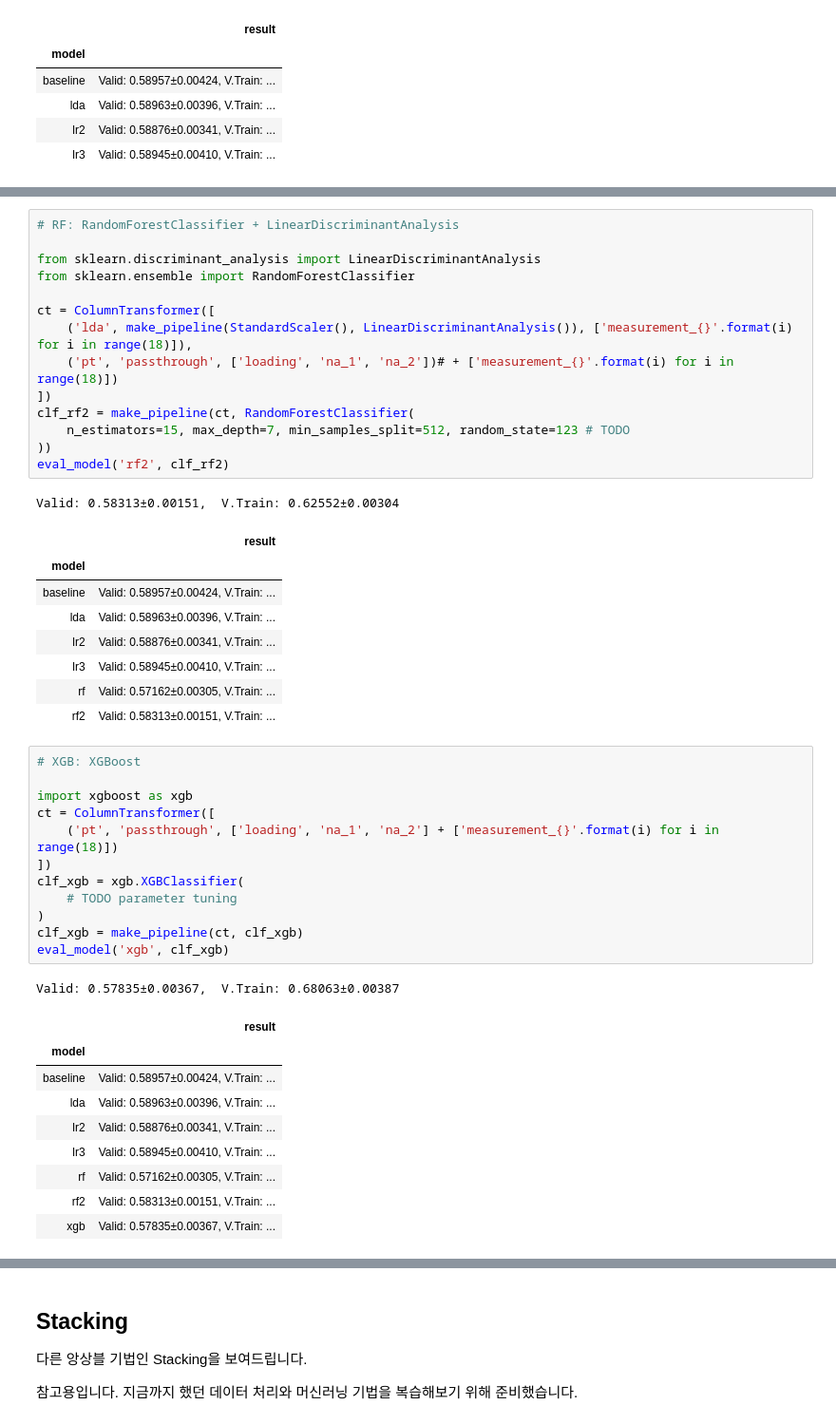
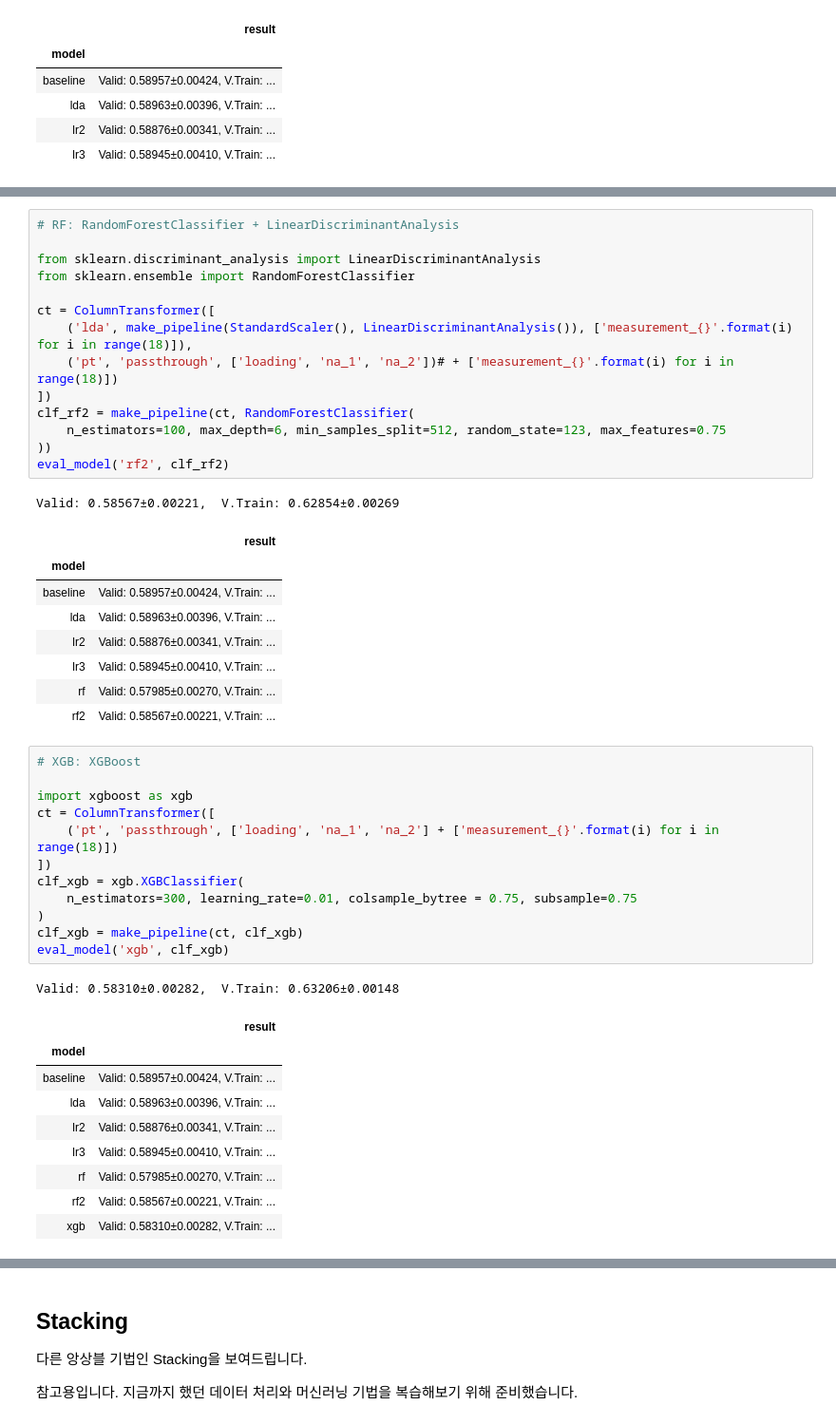
Before and after one commit to sunkusun9/DS_Lv3_2406, a Jupyter notebook: sec_ds_lv3_prob1_kaggle.ipynb, the cells around one changed output, grey strips where cells are left out. Shown at 95% size. Cells and saved outputs as stored; diff of their text form.

```diff
--- a/sec_ds_lv3_prob1_kaggle.ipynb
+++ b/sec_ds_lv3_prob1_kaggle.ipynb
@@ -374,42 +381,42 @@ ct = ColumnTransformer([
     ('pt', 'passthrough', ['loading', 'na_1', 'na_2'])# + ['measurement_{}'.format(i) for i in range(18)])
 ])
 clf_rf2 = make_pipeline(ct, RandomForestClassifier(
-    n_estimators=15, max_depth=7, min_samples_split=512, random_state=123 # TODO
+    n_estimators=100, max_depth=6, min_samples_split=512, random_state=123, max_features=0.75
 ))
 eval_model('rf2', clf_rf2)
 # %% [output]
-Valid: 0.58313±0.00151,  V.Train: 0.62552±0.00304
+Valid: 0.58567±0.00221,  V.Train: 0.62854±0.00269
 |  | result |
 | model |  |
 | baseline | Valid: 0.58957±0.00424, V.Train: ... |
 | lda | Valid: 0.58963±0.00396, V.Train: ... |
 | lr2 | Valid: 0.58876±0.00341, V.Train: ... |
 | lr3 | Valid: 0.58945±0.00410, V.Train: ... |
-| rf | Valid: 0.57162±0.00305, V.Train: ... |
-| rf2 | Valid: 0.58313±0.00151, V.Train: ... |
+| rf | Valid: 0.57985±0.00270, V.Train: ... |
+| rf2 | Valid: 0.58567±0.00221, V.Train: ... |
 # %%
 # XGB: XGBoost
 
 import xgboost as xgb
 ct = ColumnTransformer([
     ('pt', 'passthrough', ['loading', 'na_1', 'na_2'] + ['measurement_{}'.format(i) for i in range(18)])
 ])
 clf_xgb = xgb.XGBClassifier(
-    # TODO parameter tuning
+    n_estimators=300, learning_rate=0.01, colsample_bytree = 0.75, subsample=0.75
 )
 clf_xgb = make_pipeline(ct, clf_xgb)
 eval_model('xgb', clf_xgb)
 # %% [output]
-Valid: 0.57835±0.00367,  V.Train: 0.68063±0.00387
+Valid: 0.58310±0.00282,  V.Train: 0.63206±0.00148
 |  | result |
 | model |  |
 | baseline | Valid: 0.58957±0.00424, V.Train: ... |
 | lda | Valid: 0.58963±0.00396, V.Train: ... |
 | lr2 | Valid: 0.58876±0.00341, V.Train: ... |
 | lr3 | Valid: 0.58945±0.00410, V.Train: ... |
-| rf | Valid: 0.57162±0.00305, V.Train: ... |
-| rf2 | Valid: 0.58313±0.00151, V.Train: ... |
-| xgb | Valid: 0.57835±0.00367, V.Train: ... |
+| rf | Valid: 0.57985±0.00270, V.Train: ... |
+| rf2 | Valid: 0.58567±0.00221, V.Train: ... |
+| xgb | Valid: 0.58310±0.00282, V.Train: ... |
 # %%
 # Voting을 합니다.
 from sklearn.ensemble import VotingClassifier
```
Also changed, not shown: parts of 14 cells of this notebook.
